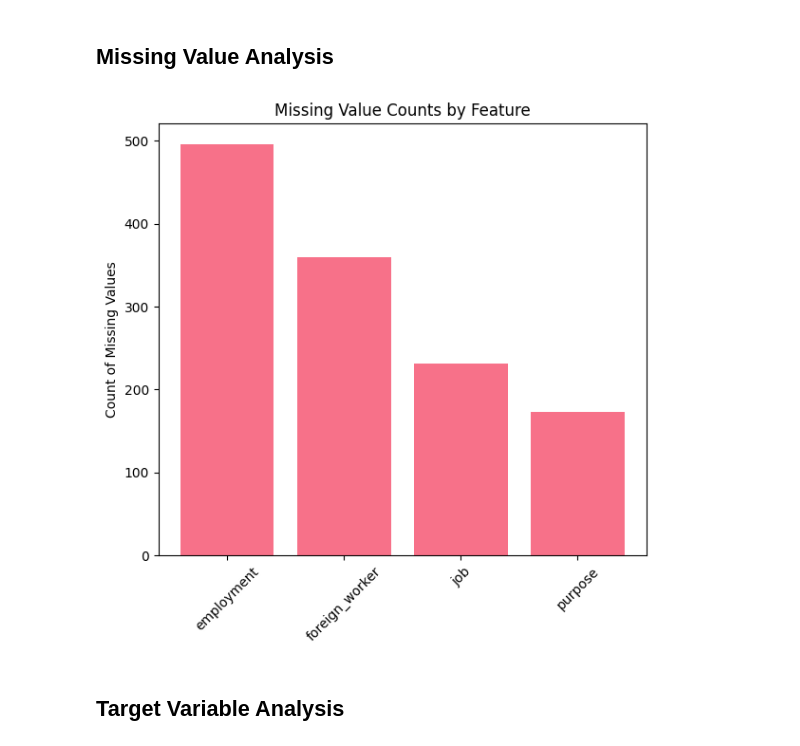
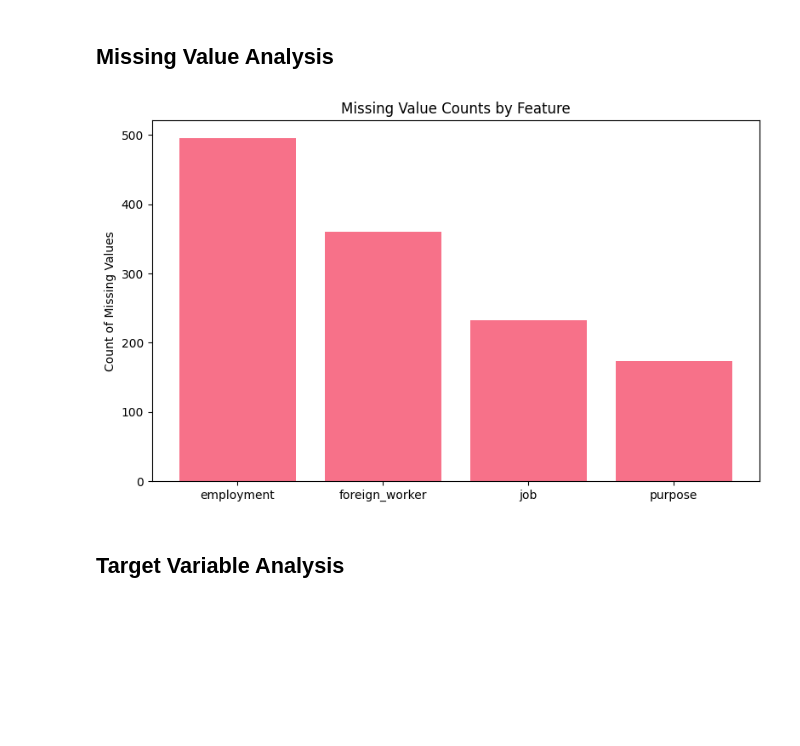
Before and after one commit to lam1aa/ML, a Jupyter notebook: credit_risk.ipynb, the cells around one changed output. Cells and saved outputs as stored; diff of their text form; code cells hidden in the pictures; blank space fills up the shorter version.

```diff
--- a/credit_risk.ipynb
+++ b/credit_risk.ipynb
@@ -144,27 +143,26 @@ memory usage: 164.2+ KB
 # %%
 # Identify missing values (marked as '?')
 missing_df = pd.DataFrame({
     'Feature': data.columns,
     'Missing_Count': [sum(data[col] == '?') for col in data.columns],
     'Data_Type': data.dtypes
 })
 
 missing_df = missing_df.sort_values('Missing_Count', ascending=False)
 
 # Visualize missing values
-fig, (ax1) = plt.subplots(1, 1, figsize=(6, 6))
+fig, (ax1) = plt.subplots(1, 1, figsize=(8, 5))
 
-# Missing value counts
 missing_features = missing_df[missing_df['Missing_Count'] > 0]
 ax1.bar(missing_features['Feature'], missing_features['Missing_Count'])
 ax1.set_title('Missing Value Counts by Feature')
 ax1.set_ylabel('Count of Missing Values')
-ax1.tick_params(axis='x', rotation=45)
+ax1.tick_params(axis='x')
 
 plt.tight_layout()
 plt.show()
 # %% [output]
-[figure, old version]
+[figure, new version]
 # %% [markdown]
 ## Target Variable Analysis
 # %%
```
Also changed, not shown: parts of 31 cells of this notebook, 1 other file.
